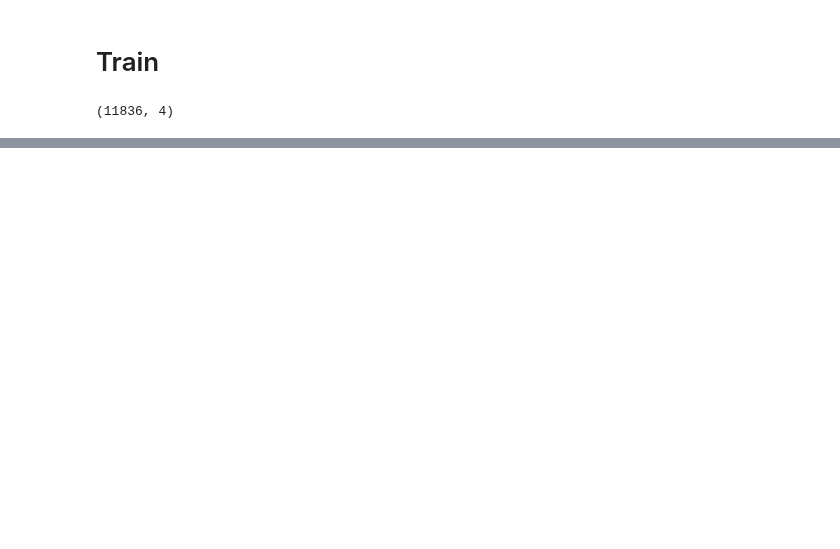
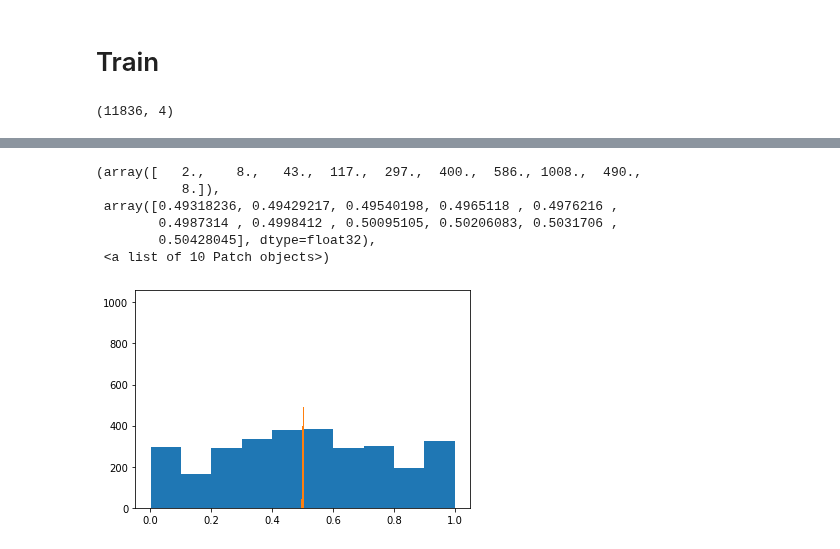
Before and after one commit to stsan9/AnomalyDetection4Jets, a Jupyter notebook: VAE.ipynb, the cells around one changed output, grey strips where cells are left out. Saved outputs shown, nothing was run; the diff lists cells and outputs as text; code cells hidden in the pictures; blank space fills up the shorter version.

```diff
--- a/VAE.ipynb
+++ b/VAE.ipynb
@@ -197,0 +238,11 @@ KeyboardInterrupt:
+# %%
+plt.hist(eta)
+plt.hist(eta_pred)
+# %% [output]
+(array([   2.,    8.,   43.,  117.,  297.,  400.,  586., 1008.,  490.,
+           8.]),
+ array([0.49318236, 0.49429217, 0.49540198, 0.4965118 , 0.4976216 ,
+        0.4987314 , 0.4998412 , 0.50095105, 0.50206083, 0.5031706 ,
+        0.50428045], dtype=float32),
+ <a list of 10 Patch objects>)
+[figure, added]
```
Also changed, not shown: parts of 21 cells of this notebook.
